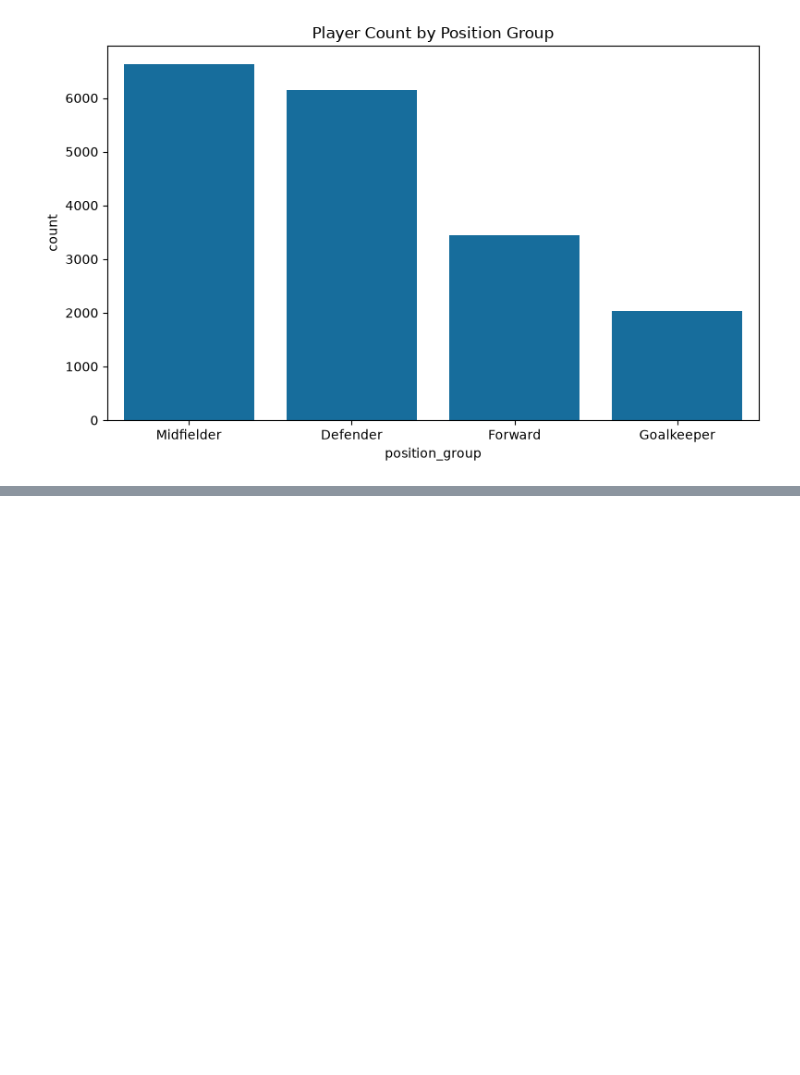
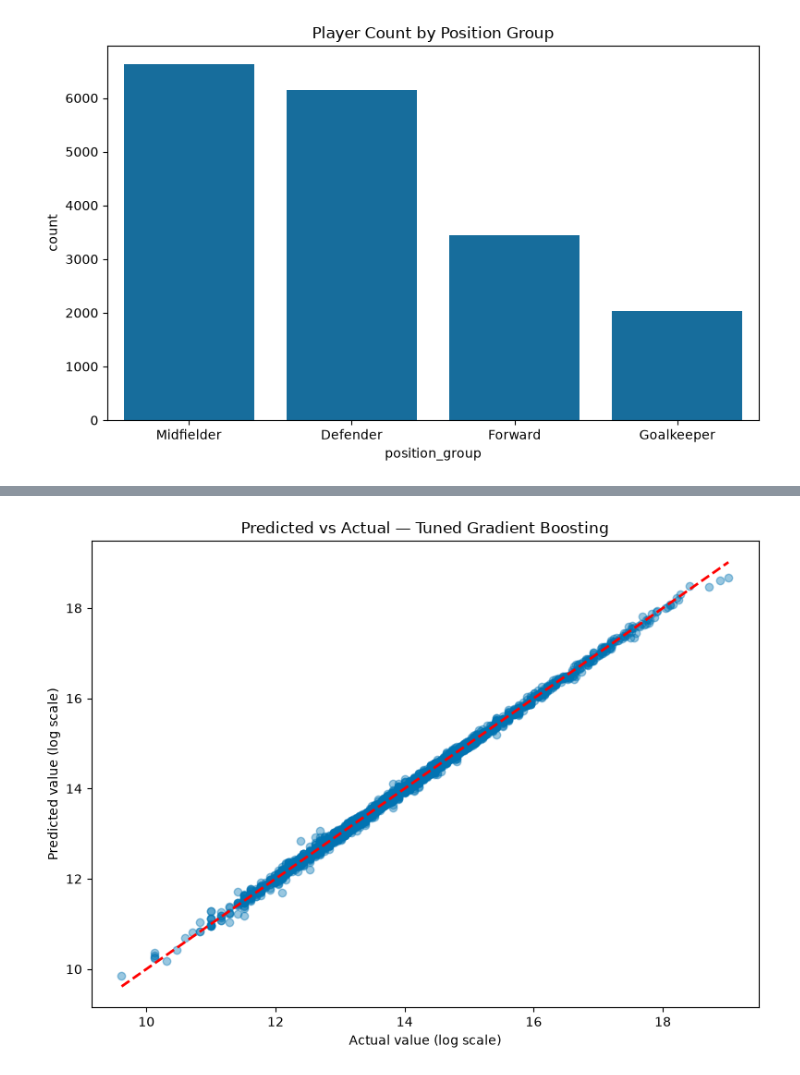
Before and after one commit to Nishitha2006/fc24-player-analytics-ml, a Jupyter notebook: regression.ipynb, the cells around one changed output, grey strips where cells are left out. Cells and saved outputs as stored; diff of their text form; code cells hidden in the pictures; blank space fills up the shorter version.

```diff
--- a/regression.ipynb
+++ b/regression.ipynb
@@ -375,0 +447,16 @@ plt.show()
+# %%
+from sklearn.preprocessing import StandardScaler
+
+# Only scale genuinely numeric columns — skip one-hot encoded (0/1) columns
+numeric_cols = X_train.select_dtypes(include=[np.number]).columns.tolist()
+# Remove already-binary/ordinal columns that don't need scaling (optional refinement)
+# For simplicity here, scale all numeric columns including ordinal ints — fine for these models
+
+scaler = StandardScaler()
+X_train_scaled = X_train.copy()
+X_test_scaled = X_test.copy()
+
+X_train_scaled[numeric_cols] = scaler.fit_transform(X_train[numeric_cols])
+X_test_scaled[numeric_cols] = scaler.transform(X_test[numeric_cols])
+
+X_train_scaled.head()
@@ -375,0 +679,13 @@ plt.show()
+# %%
+# 2. Predicted vs Actual
+plt.figure(figsize=(8, 6))
+plt.scatter(y_test, y_pred_best, alpha=0.4)
+plt.plot([y_test.min(), y_test.max()], [y_test.min(), y_test.max()], 'r--', lw=2)
+plt.xlabel('Actual value (log scale)')
+plt.ylabel('Predicted value (log scale)')
+plt.title('Predicted vs Actual — Tuned Gradient Boosting')
+plt.tight_layout()
+plt.savefig('regression_predicted_vs_actual.png', bbox_inches='tight')
+plt.show()
+# %% [output]
+[figure, added]
```
Also changed, not shown: parts of 29 cells of this notebook, 3 other files.
